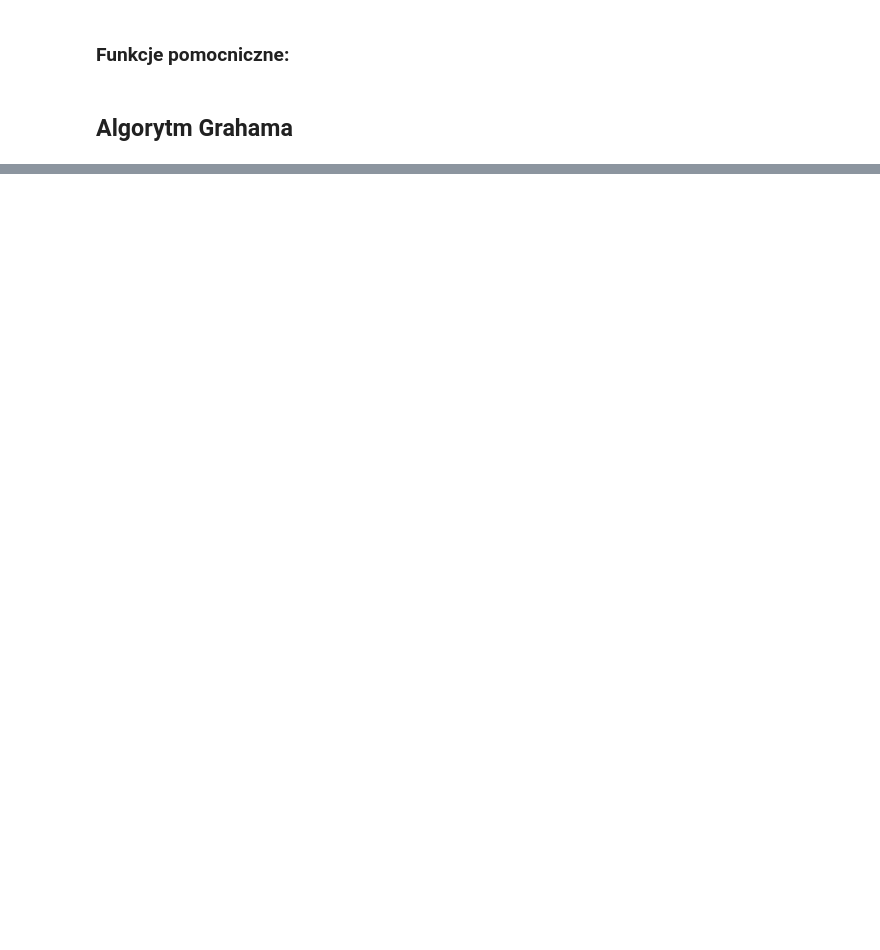
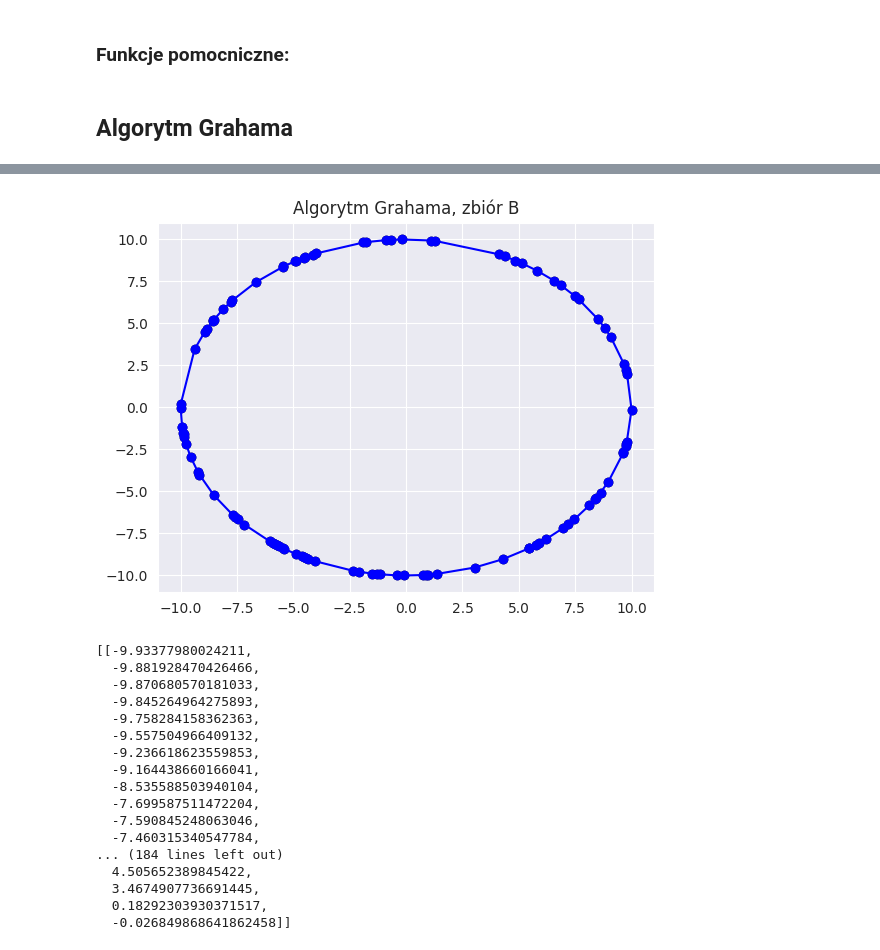
Before and after one commit to Kappaprideer/Geometry_Algorithms, a Jupyter notebook: Lab_2/Labolatorium_2.ipynb, the cells around one changed output, grey strips where cells are left out. Cells and saved outputs as stored; diff of their text form; code cells hidden in the pictures; blank space fills up the shorter version.

```diff
--- a/Lab_2/Labolatorium_2.ipynb
+++ b/Lab_2/Labolatorium_2.ipynb
@@ -519,0 +546,21 @@ jarvis_algorithm(setA(20,-10,10), show_steps=True)
+# %%
+graham_algorithm(table_b,final_plot="Algorytm Grahama, zbiór B", save_plots=True)
+# %% [output]
+[figure, added]
+[[-9.93377980024211,
+  -9.881928470426466,
+  -9.870680570181033,
+  -9.845264964275893,
+  -9.758284158362363,
+  -9.557504966409132,
+  -9.236618623559853,
+  -9.164438660166041,
+  -8.535588503940104,
+  -7.699587511472204,
+  -7.590845248063046,
+  -7.460315340547784,
+... (184 lines left out)
+  4.505652389845422,
+  3.4674907736691445,
+  0.18292303930371517,
+  -0.026849868641862458]]
```
Also changed, not shown: parts of 35 cells of this notebook, 9 other files.
